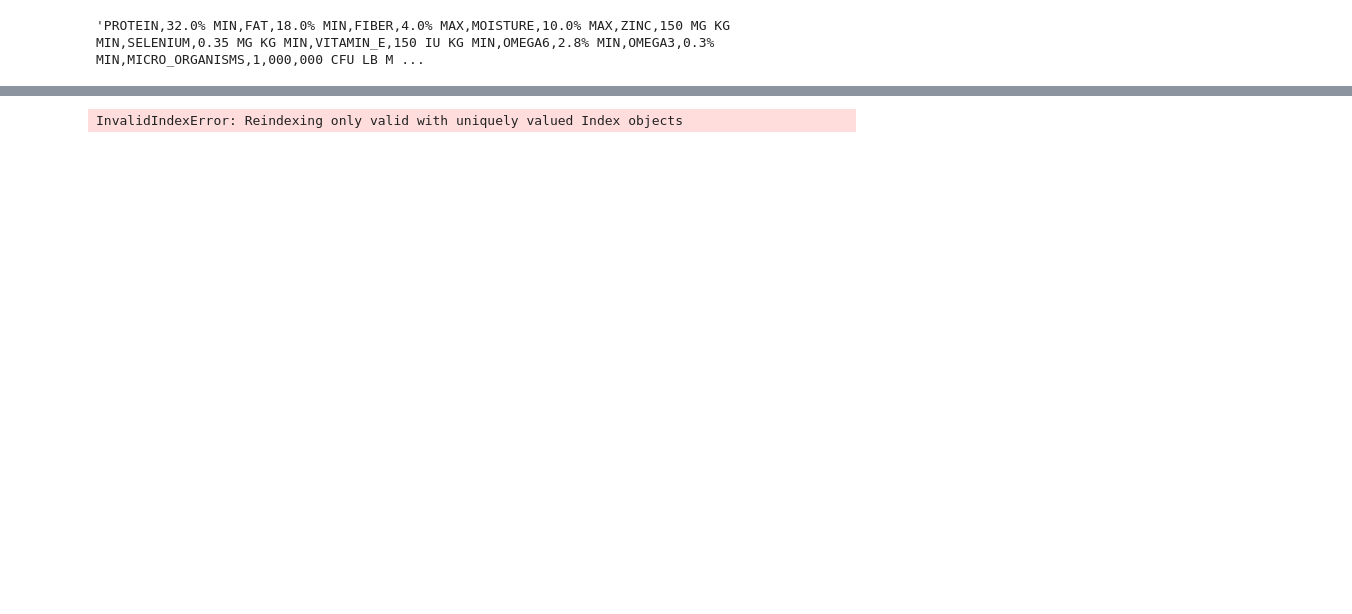
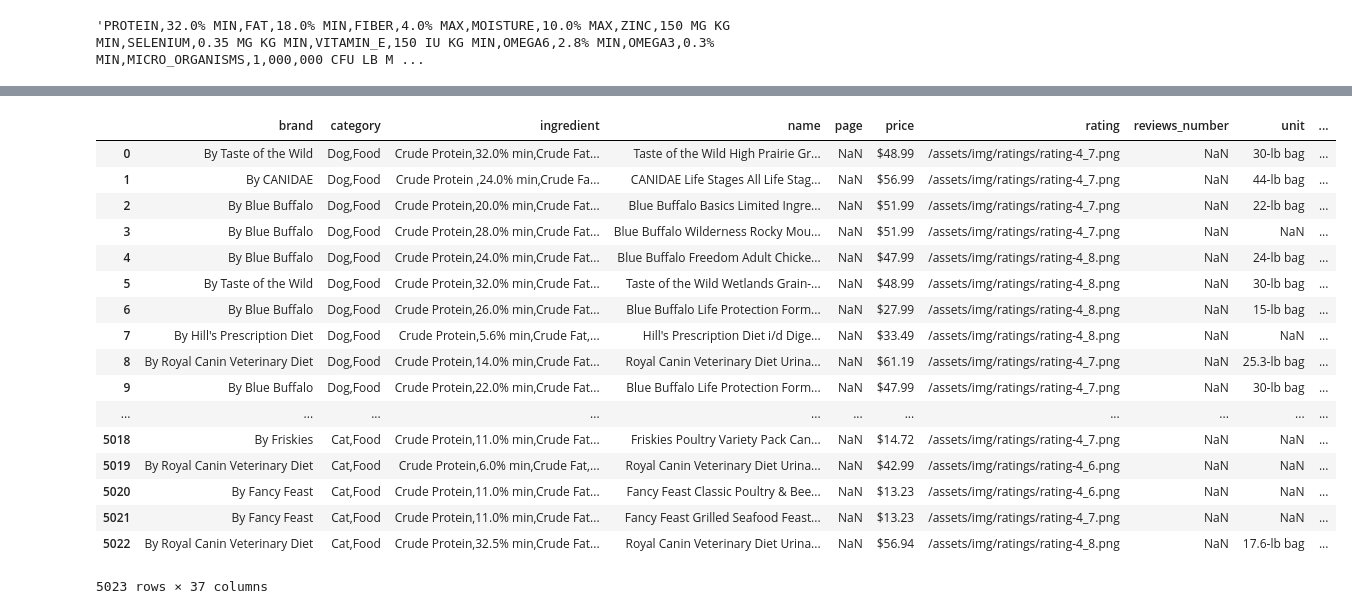
Before and after one commit to summersuny/02scrapyPetProduct, a Jupyter notebook: Dogfood_project_clustering.ipynb, the cells around one changed output, grey strips where cells are left out. Cells and saved outputs as stored; diff of their text form; code cells hidden in the pictures; blank space fills up the shorter version.

Commit message:
dataframe created with ingredient columns

```diff
--- a/Dogfood_project_clustering.ipynb
+++ b/Dogfood_project_clustering.ipynb
@@ -3,4 +3,4 @@ import numpy as np
 import pandas as pd
 df1 = pd.read_csv('~/Desktop/chewy/chewydogfood_new.csv')
 df2 = pd.read_csv('~/Desktop/chewy2/chewycatfood.csv',encoding='latin-1')
-df=pd.concat([df1,df2])
+df=pd.concat([df1,df2],ignore_index=True)
@@ -599,2 +597,3 @@ pd.DataFrame(df['ind_dict'].tolist()).to_csv('~/Desktop/temp.csv')
 # %%
+ind_col=pd.DataFrame(df['ind_dict'].tolist())
 df['product_id']=np.arange(len(df['ind_dict'])) #create index column
@@ -602,0 +600,7 @@ df_temp=df[['product_id','ind_dict']]
+# %%
+#choose top 15 ingredients
+d=dict(ind_col.count(axis=0))
+from collections import OrderedDict
+od = sorted(d.items(), key=lambda x:x[1], reverse=True)
+cols=list(OrderedDict(od[:26]).keys())
+cols
@@ -605,7 +638,26 @@ df_temp=df[['product_id','ind_dict']]
 # %%
 import numpy as np
 import pandas as pd
-objs = [df_temp, pd.DataFrame(df_temp['ind_dict'].tolist())]
+objs = [df, pd.DataFrame(df['ind_dict'].tolist())[cols]
+       ]
+test=pd.DataFrame(df['ind_dict'].tolist())[cols]
 pd.concat(objs, axis=1).drop('ind_dict', axis=1)
 # %% [output]
+|  | brand | category | ingredient | name | page | price | rating | reviews_number | unit | ... |
+| 0 | By Taste of the Wild | Dog,Food | Crude Protein,32.0% min,Crude Fat... | Taste of the Wild High Prairie Gr... | NaN | $48.99 | /assets/img/ratings/rating-4_7.png | NaN | 30-lb bag | ... |
+| 1 | By CANIDAE | Dog,Food | Crude Protein ,24.0% min,Crude Fa... | CANIDAE Life Stages All Life Stag... | NaN | $56.99 | /assets/img/ratings/rating-4_7.png | NaN | 44-lb bag | ... |
+| 2 | By Blue Buffalo | Dog,Food | Crude Protein,20.0% min,Crude Fat... | Blue Buffalo Basics Limited Ingre... | NaN | $51.99 | /assets/img/ratings/rating-4_7.png | NaN | 22-lb bag | ... |
+| 3 | By Blue Buffalo | Dog,Food | Crude Protein,28.0% min,Crude Fat... | Blue Buffalo Wilderness Rocky Mou... | NaN | $51.99 | /assets/img/ratings/rating-4_7.png | NaN | NaN | ... |
+| 4 | By Blue Buffalo | Dog,Food | Crude Protein,24.0% min,Crude Fat... | Blue Buffalo Freedom Adult Chicke... | NaN | $47.99 | /assets/img/ratings/rating-4_8.png | NaN | 24-lb bag | ... |
+| 5 | By Taste of the Wild | Dog,Food | Crude Protein,32.0% min,Crude Fat... | Taste of the Wild Wetlands Grain-... | NaN | $48.99 | /assets/img/ratings/rating-4_8.png | NaN | 30-lb bag | ... |
+| 6 | By Blue Buffalo | Dog,Food | Crude Protein,26.0% min,Crude Fat... | Blue Buffalo Life Protection Form... | NaN | $27.99 | /assets/img/ratings/rating-4_8.png | NaN | 15-lb bag | ... |
+| 7 | By Hill's Prescription Diet | Dog,Food | Crude Protein,5.6% min,Crude Fat,... | Hill's Prescription Diet i/d Dige... | NaN | $33.49 | /assets/img/ratings/rating-4_8.png | NaN | NaN | ... |
+| 8 | By Royal Canin Veterinary Diet | Dog,Food | Crude Protein,14.0% min,Crude Fat... | Royal Canin Veterinary Diet Urina... | NaN | $61.19 | /assets/img/ratings/rating-4_7.png | NaN | 25.3-lb bag | ... |
+| 9 | By Blue Buffalo | Dog,Food | Crude Protein,22.0% min,Crude Fat... | Blue Buffalo Life Protection Form... | NaN | $47.99 | /assets/img/ratings/rating-4_7.png | NaN | 30-lb bag | ... |
+| ... | ... | ... | ... | ... | ... | ... | ... | ... | ... | ... |
+| 5018 | By Friskies | Cat,Food | Crude Protein,11.0% min,Crude Fat... | Friskies Poultry Variety Pack Can... | NaN | $14.72 | /assets/img/ratings/rating-4_7.png | NaN | NaN | ... |
+| 5019 | By Royal Canin Veterinary Diet | Cat,Food | Crude Protein,6.0% min,Crude Fat,... | Royal Canin Veterinary Diet Urina... | NaN | $42.99 | /assets/img/ratings/rating-4_6.png | NaN | NaN | ... |
+| 5020 | By Fancy Feast | Cat,Food | Crude Protein,11.0% min,Crude Fat... | Fancy Feast Classic Poultry & Bee... | NaN | $13.23 | /assets/img/ratings/rating-4_6.png | NaN | NaN | ... |
+| 5021 | By Fancy Feast | Cat,Food | Crude Protein,11.0% min,Crude Fat... | Fancy Feast Grilled Seafood Feast... | NaN | $13.23 | /assets/img/ratings/rating-4_7.png | NaN | NaN | ... |
+| 5022 | By Royal Canin Veterinary Diet | Cat,Food | Crude Protein,32.5% min,Crude Fat... | Royal Canin Veterinary Diet Urina... | NaN | $56.94 | /assets/img/ratings/rating-4_8.png | NaN | 17.6-lb bag | ... |
-InvalidIndexError: Reindexing only valid with uniquely valued Index objects
+5023 rows × 37 columns
```
Also changed, not shown: parts of 6 cells of this notebook.
